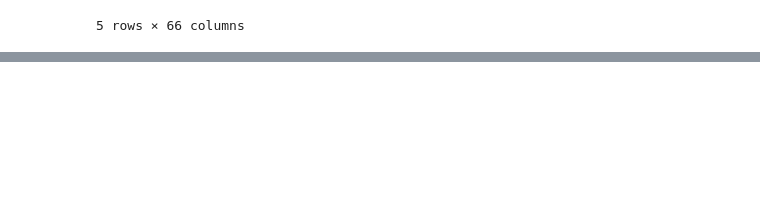
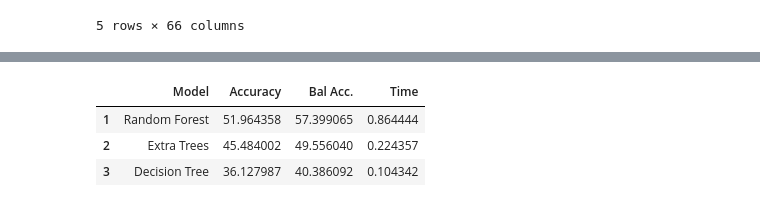
Before and after one commit to sardorick/BW-2-Fitness-ML, a Jupyter notebook: test_knn_impute.ipynb, the cells around one changed output, grey strips where cells are left out. Saved outputs shown, nothing was run; the diff lists cells and outputs as text; code cells hidden in the pictures; blank space fills up the shorter version.

```diff
--- a/test_knn_impute.ipynb
+++ b/test_knn_impute.ipynb
@@ -136,0 +220,42 @@ df5_num.head()
+# %%
+
+data_test = df5.iloc[:2469, :]
+data_train = df5.iloc[2469: , :]
+# %%
+X_train = data_train.iloc[:,:66]
+y_train = data_train.iloc[:, 66:]
+
+X_test = data_test.iloc[:, :66]
+y_test = data_test.iloc[:, 66:]
+# %%
+tree_classifiers= {
+  "Decision Tree": DecisionTreeClassifier(),
+  "Extra Trees":ExtraTreesClassifier(),
+  "Random Forest": RandomForestClassifier()
+}
+# %%
+results = pd.DataFrame({'Model': [], 'Accuracy': [], 'Bal Acc.': [], 'Time': []})
+
+for model_name, model in tree_classifiers.items():
+
+    start_time = time.time()
+    model.fit(X_train, y_train)
+    total_time = time.time() - start_time
+
+    pred = model.predict(X_test)
+
+    results = results.append({"Model":    model_name,
+                              "Accuracy": accuracy_score(y_test, pred)*100,
+                              "Bal Acc.": balanced_accuracy_score(y_test, pred)*100,
+                              "Time":     total_time},
+                              ignore_index=True)
+
+
+results_ord = results.sort_values(by=['Accuracy'], ascending=False, ignore_index=True)
+results_ord.index += 1
+results_ord.style.bar(subset=['Accuracy', 'Bal Acc.'], vmin=0, vmax=100, color='Blues')
+# %% [output]
+|  | Model | Accuracy | Bal Acc. | Time |
+| 1 | Random Forest | 51.964358 | 57.399065 | 0.864444 |
+| 2 | Extra Trees | 45.484002 | 49.556040 | 0.224357 |
+| 3 | Decision Tree | 36.127987 | 40.386092 | 0.104342 |
```
Also changed, not shown: parts of 13 cells of this notebook.
